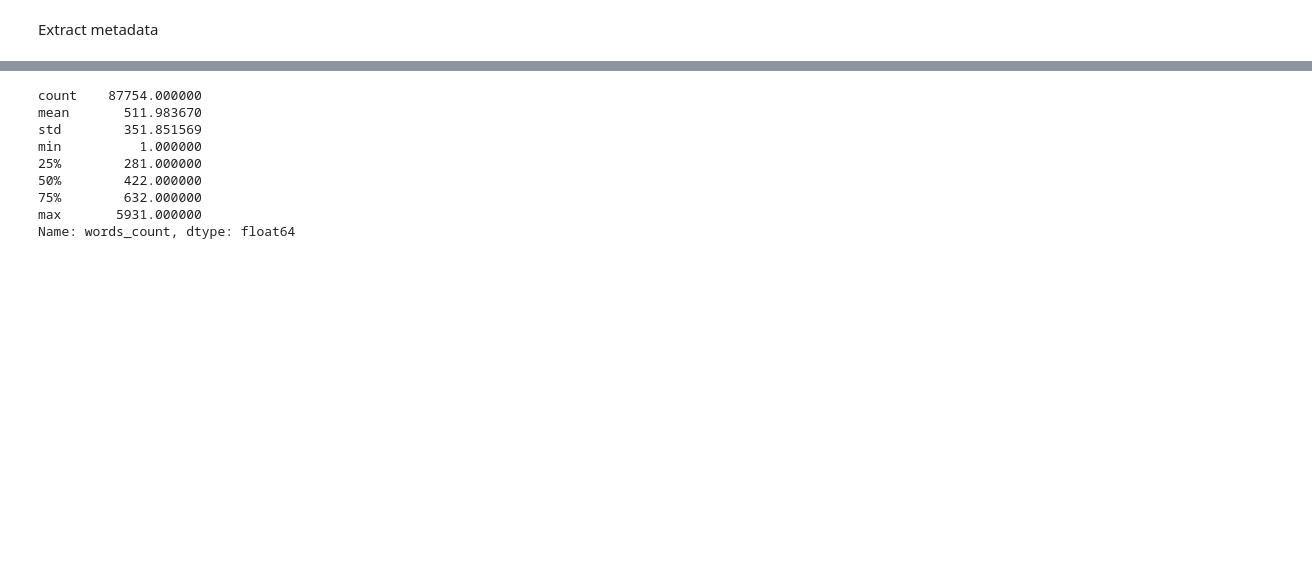
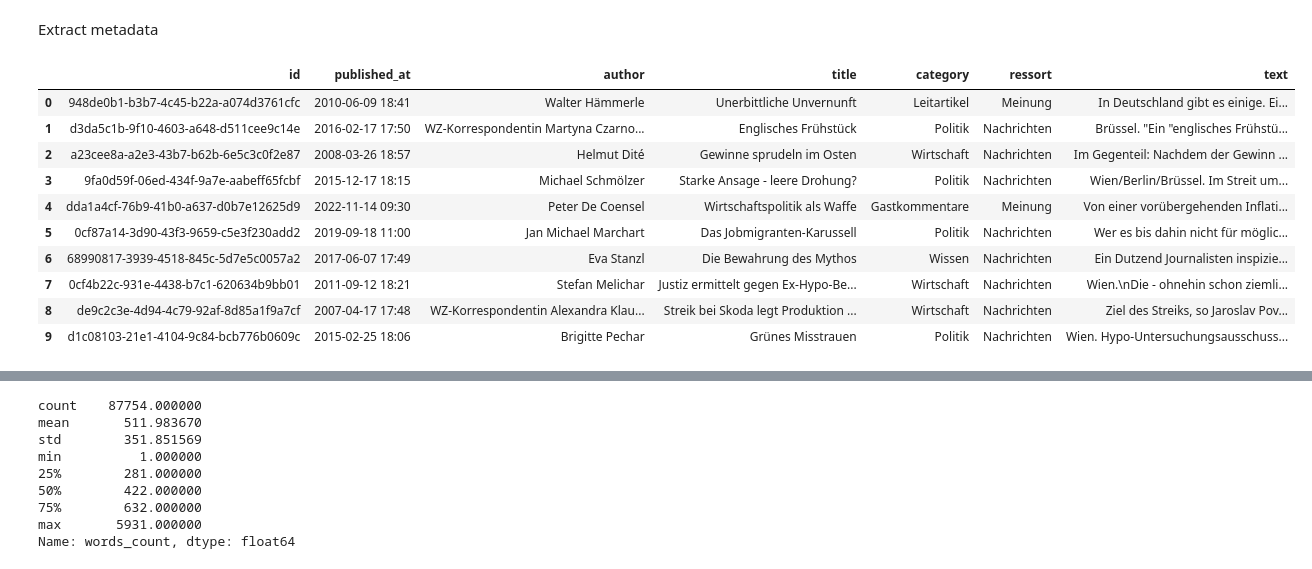
Before and after one commit to AIImpactMission/hackathon_mar_2025, a Jupyter notebook: notebooks/metadata.ipynb, the cells around one changed output, grey strips where cells are left out. Cells and saved outputs as stored; diff of their text form; code cells hidden in the pictures; blank space fills up the shorter version.

```diff
--- a/notebooks/metadata.ipynb
+++ b/notebooks/metadata.ipynb
@@ -42,3 +47,33 @@ Extract metadata
 # %%
 class ArticleTags(BaseModel):
     tags: list[str]
+# %%
+articles = os.listdir(ARTICLES_CLEAN_DIR)
+import random
+random.seed(42)
+random.shuffle(articles)
+# with open(, "r", encoding="utf-8") as file:
+#     article = json.load(file)
+
+article_ls = []
+for name in articles[:10]:
+    with open(os.path.join(ARTICLES_CLEAN_DIR, name), "r", encoding="utf-8") as file:
+        article = json.load(file)
+
+    article_ls.append(article)
+
+article_df = pd.DataFrame(article_ls)
+# %%
+article_df
+# %% [output]
+|  | id | published_at | author | title | category | ressort | text |
+| 0 | 948de0b1-b3b7-4c45-b22a-a074d3761cfc | 2010-06-09 18:41 | Walter Hämmerle | Unerbittliche Unvernunft | Leitartikel | Meinung | In Deutschland gibt es einige. Ei... |
+| 1 | d3da5c1b-9f10-4603-a648-d511cee9c14e | 2016-02-17 17:50 | WZ-Korrespondentin Martyna Czarno... | Englisches Frühstück | Politik | Nachrichten | Brüssel. "Ein "englisches Frühstü... |
+| 2 | a23cee8a-a2e3-43b7-b62b-6e5c3c0f2e87 | 2008-03-26 18:57 | Helmut Dité | Gewinne sprudeln im Osten | Wirtschaft | Nachrichten | Im Gegenteil: Nachdem der Gewinn ... |
+| 3 | 9fa0d59f-06ed-434f-9a7e-aabeff65fcbf | 2015-12-17 18:15 | Michael Schmölzer | Starke Ansage - leere Drohung? | Politik | Nachrichten | Wien/Berlin/Brüssel. Im Streit um... |
+| 4 | dda1a4cf-76b9-41b0-a637-d0b7e12625d9 | 2022-11-14 09:30 | Peter De Coensel | Wirtschaftspolitik als Waffe | Gastkommentare | Meinung | Von einer vorübergehenden Inflati... |
+| 5 | 0cf87a14-3d90-43f3-9659-c5e3f230add2 | 2019-09-18 11:00 | Jan Michael Marchart | Das Jobmigranten-Karussell | Politik | Nachrichten | Wer es bis dahin nicht für möglic... |
+| 6 | 68990817-3939-4518-845c-5d7e5c0057a2 | 2017-06-07 17:49 | Eva Stanzl | Die Bewahrung des Mythos | Wissen | Nachrichten | Ein Dutzend Journalisten inspizie... |
+| 7 | 0cf4b22c-931e-4438-b7c1-620634b9bb01 | 2011-09-12 18:21 | Stefan Melichar | Justiz ermittelt gegen Ex-Hypo-Be... | Wirtschaft | Nachrichten | Wien.\nDie - ohnehin schon ziemli... |
+| 8 | de9c2c3e-4d94-4c79-92af-8d85a1f9a7cf | 2007-04-17 17:48 | WZ-Korrespondentin Alexandra Klau... | Streik bei Skoda legt Produktion ... | Wirtschaft | Nachrichten | Ziel des Streiks, so Jaroslav Pov... |
+| 9 | d1c08103-21e1-4104-9c84-bcb776b0609c | 2015-02-25 18:06 | Brigitte Pechar | Grünes Misstrauen | Politik | Nachrichten | Wien. Hypo-Untersuchungsausschuss... |
```
Also changed, not shown: parts of 9 cells of this notebook.
